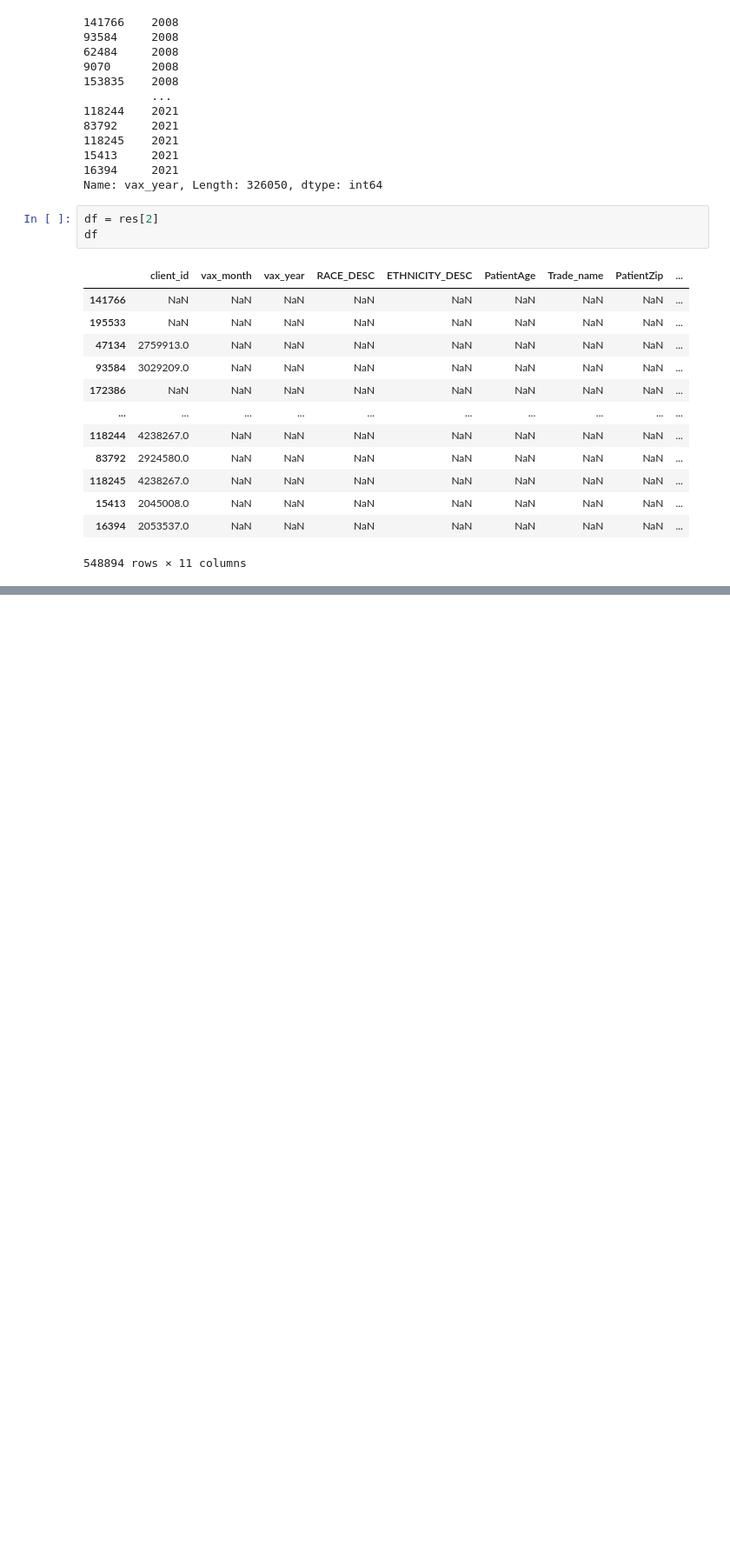
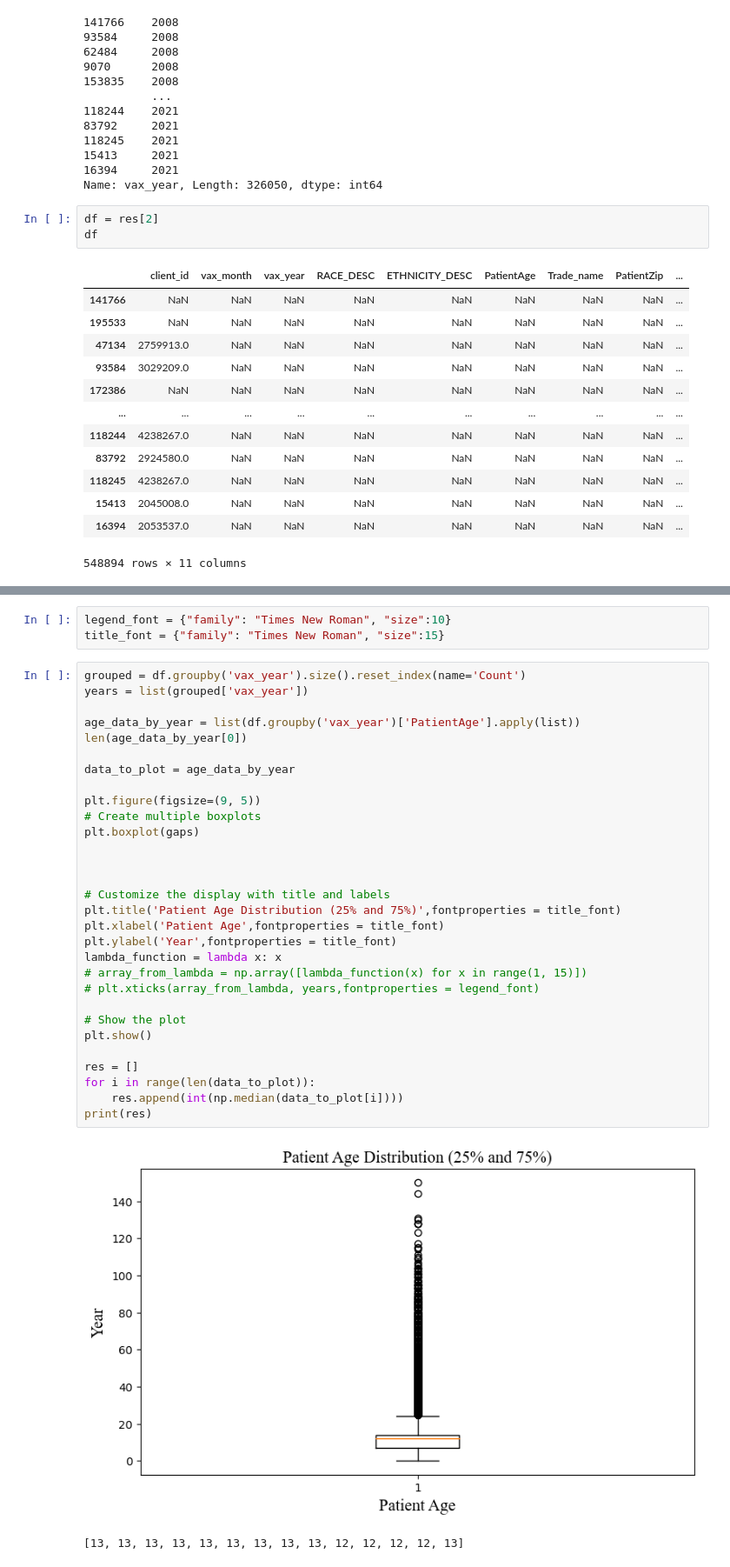
Before and after one commit to ZihanDing/EHR_project, a Jupyter notebook: HpvVaccine/Dose_Period_Analysis.ipynb, the cells around one changed output, grey strips where cells are left out. Shown: that part at 87% size. Drawn from its saved outputs; the diff is of its cells as text; blank space fills up the shorter version.

```diff
--- a/HpvVaccine/Dose_Period_Analysis.ipynb
+++ b/HpvVaccine/Dose_Period_Analysis.ipynb
@@ -425,3 +433,39 @@ gaps.max()
+# %%
+legend_font = {"family": "Times New Roman", "size":10}
+title_font = {"family": "Times New Roman", "size":15}
+# %%
+grouped = df.groupby('vax_year').size().reset_index(name='Count')
+years = list(grouped['vax_year'])
+
+age_data_by_year = list(df.groupby('vax_year')['PatientAge'].apply(list))
+len(age_data_by_year[0])
+
+data_to_plot = age_data_by_year
+
+plt.figure(figsize=(9, 5))
+# Create multiple boxplots
+plt.boxplot(gaps)
+
+
+
+# Customize the display with title and labels
+plt.title('Patient Age Distribution (25% and 75%)',fontproperties = title_font)
+plt.xlabel('Patient Age',fontproperties = title_font)
+plt.ylabel('Year',fontproperties = title_font)
+lambda_function = lambda x: x
+# array_from_lambda = np.array([lambda_function(x) for x in range(1, 15)])
+# plt.xticks(array_from_lambda, years,fontproperties = legend_font)
+
+# Show the plot
+plt.show()
+
+res = []
+for i in range(len(data_to_plot)):
+    res.append(int(np.median(data_to_plot[i])))
+print(res)
+# %% [output]
+[figure, added]
+[13, 13, 13, 13, 13, 13, 13, 13, 13, 12, 12, 12, 12, 13]
 # %%
 gaps
 # %% [output]
```
Also changed, not shown: parts of 21 cells of this notebook, 2 other files.
